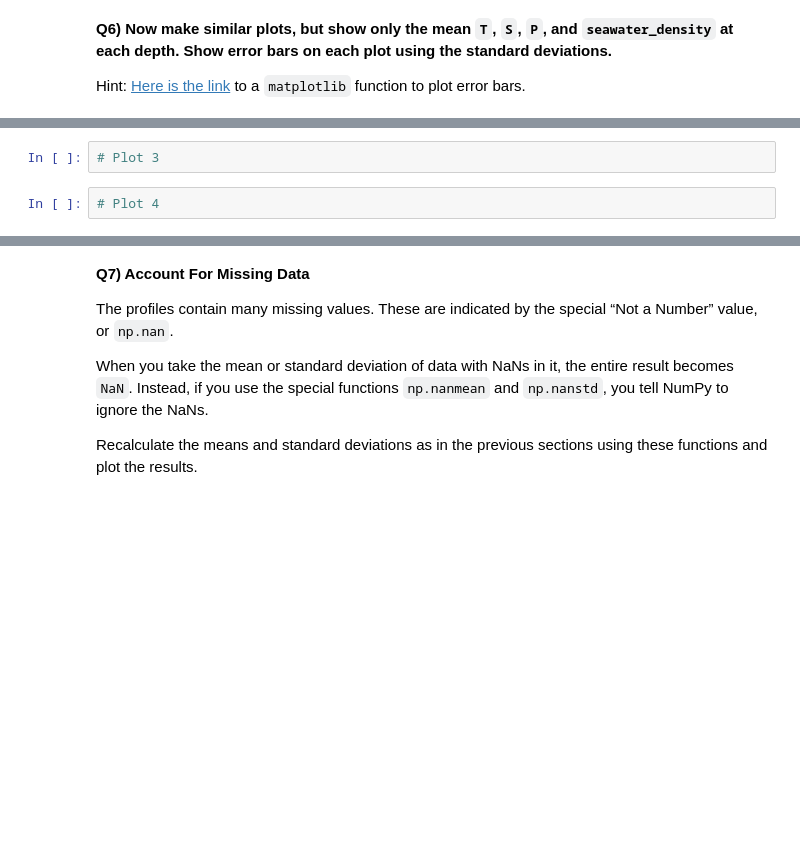
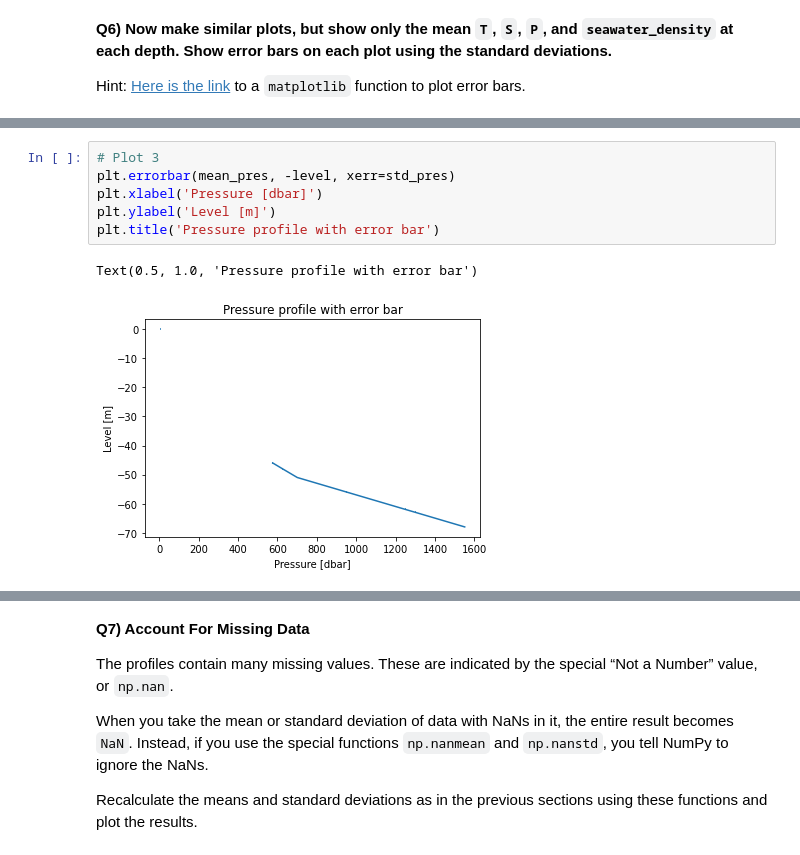
Before and after one commit to JerKeller/2022_ML_Earth_Env_Sci, a Jupyter notebook: S1_2_Numpy.ipynb, the cells around one changed output, grey strips where cells are left out. Saved outputs shown, nothing was run; the diff lists cells and outputs as text; blank space fills up the shorter version.

```diff
--- a/S1_2_Numpy.ipynb
+++ b/S1_2_Numpy.ipynb
@@ -646,4 +648,9 @@ SyntaxError: ignored
-# %%
-# Plot 3
-# %%
-# Plot 4
+# %%
+# Plot 3
+plt.errorbar(mean_pres, -level, xerr=std_pres)
+plt.xlabel('Pressure [dbar]')
+plt.ylabel('Level [m]')
+plt.title('Pressure profile with error bar')
+# %% [output]
+Text(0.5, 1.0, 'Pressure profile with error bar')
+[figure, added]
```
Also changed, not shown: parts of 10 cells of this notebook.
